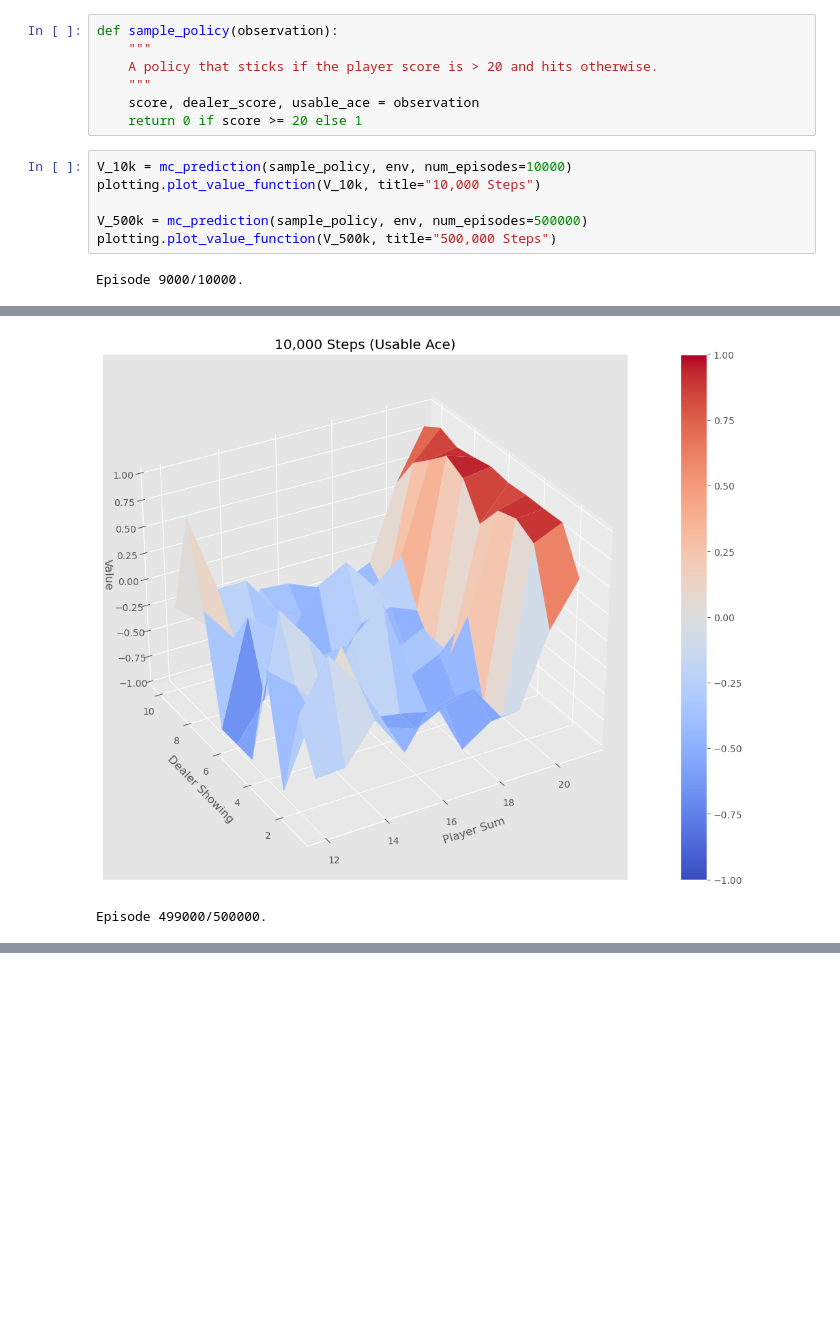
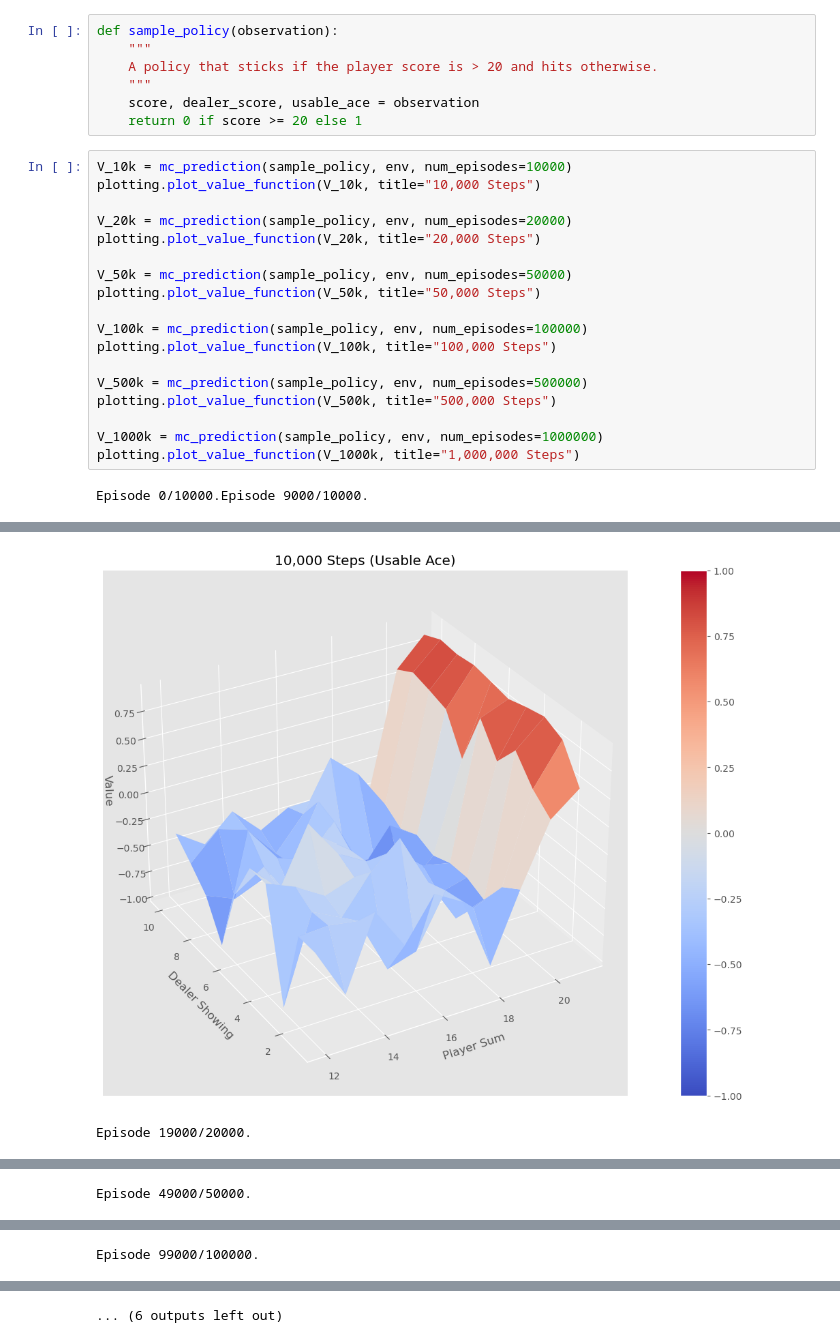
Before and after one commit to DorDorHome/reinforcement-learning, a Jupyter notebook: MC/MC Prediction.ipynb, the cells around one changed output, grey strips where cells are left out. Cells and saved outputs as stored; diff of their text form; blank space fills up the shorter version.

Commit message:
updated MC predictions, and with gymnasium

```diff
--- a/MC/MC Prediction.ipynb
+++ b/MC/MC Prediction.ipynb
@@ -122,7 +119,19 @@ def sample_policy(observation):
 V_10k = mc_prediction(sample_policy, env, num_episodes=10000)
 plotting.plot_value_function(V_10k, title="10,000 Steps")
 
+V_20k = mc_prediction(sample_policy, env, num_episodes=20000)
+plotting.plot_value_function(V_20k, title="20,000 Steps")
+
+V_50k = mc_prediction(sample_policy, env, num_episodes=50000)
+plotting.plot_value_function(V_50k, title="50,000 Steps")
+
+V_100k = mc_prediction(sample_policy, env, num_episodes=100000)
+plotting.plot_value_function(V_100k, title="100,000 Steps")
+
 V_500k = mc_prediction(sample_policy, env, num_episodes=500000)
 plotting.plot_value_function(V_500k, title="500,000 Steps")
+
+V_1000k = mc_prediction(sample_policy, env, num_episodes=1000000)
+plotting.plot_value_function(V_1000k, title="1,000,000 Steps")
 # %% [output]
-Episode 9000/10000.
+Episode 0/10000.Episode 9000/10000.
@@ -130,2 +139,2 @@ Episode 9000/10000.
-[figure, old version]
+[figure, new version]
-Episode 499000/500000.
+Episode 19000/20000.
@@ -133,0 +143 @@ Episode 499000/500000.
+Episode 49000/50000.
@@ -133,0 +146 @@ Episode 499000/500000.
+Episode 99000/100000.
@@ -133,0 +149 @@ Episode 499000/500000.
+... (6 outputs left out)
```
Also changed, not shown: parts of 2 cells of this notebook, 1 other file.
